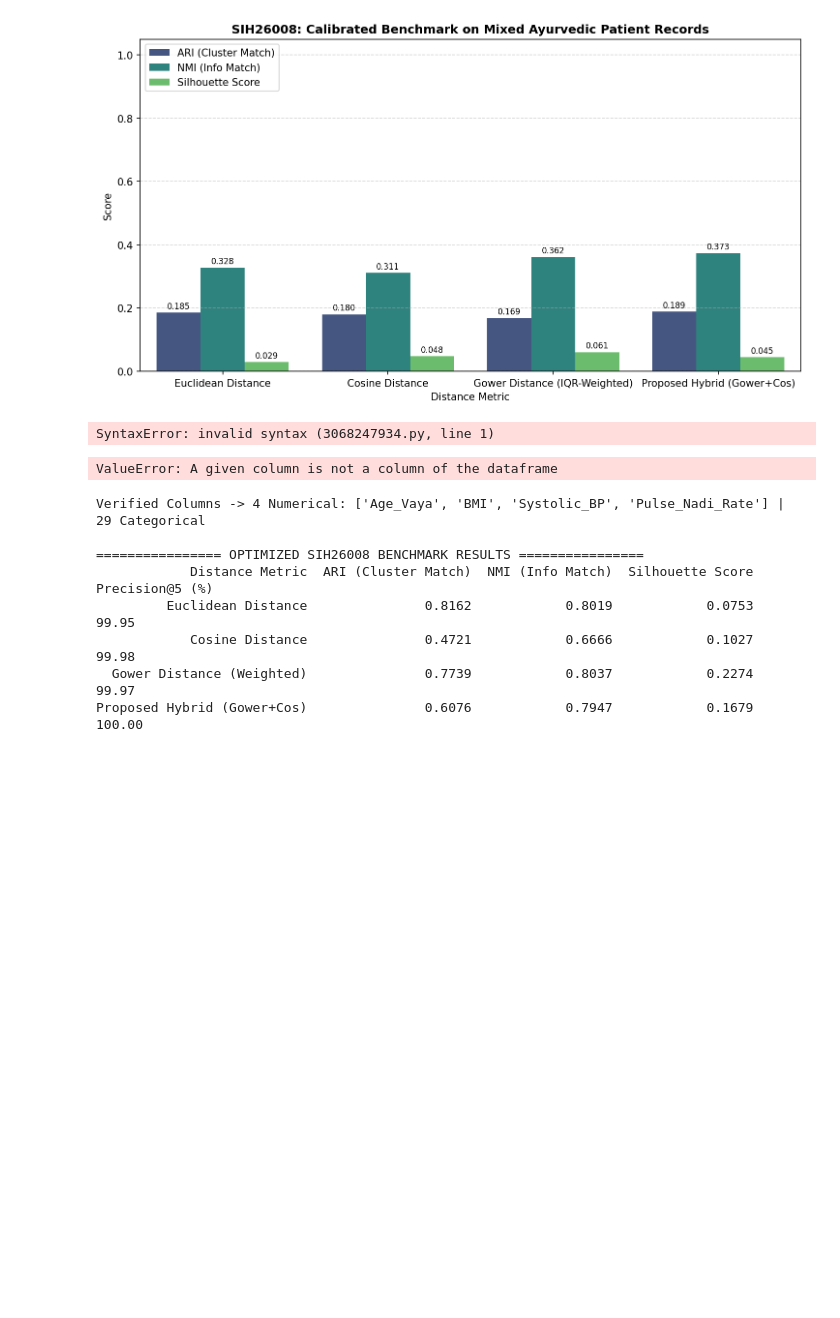
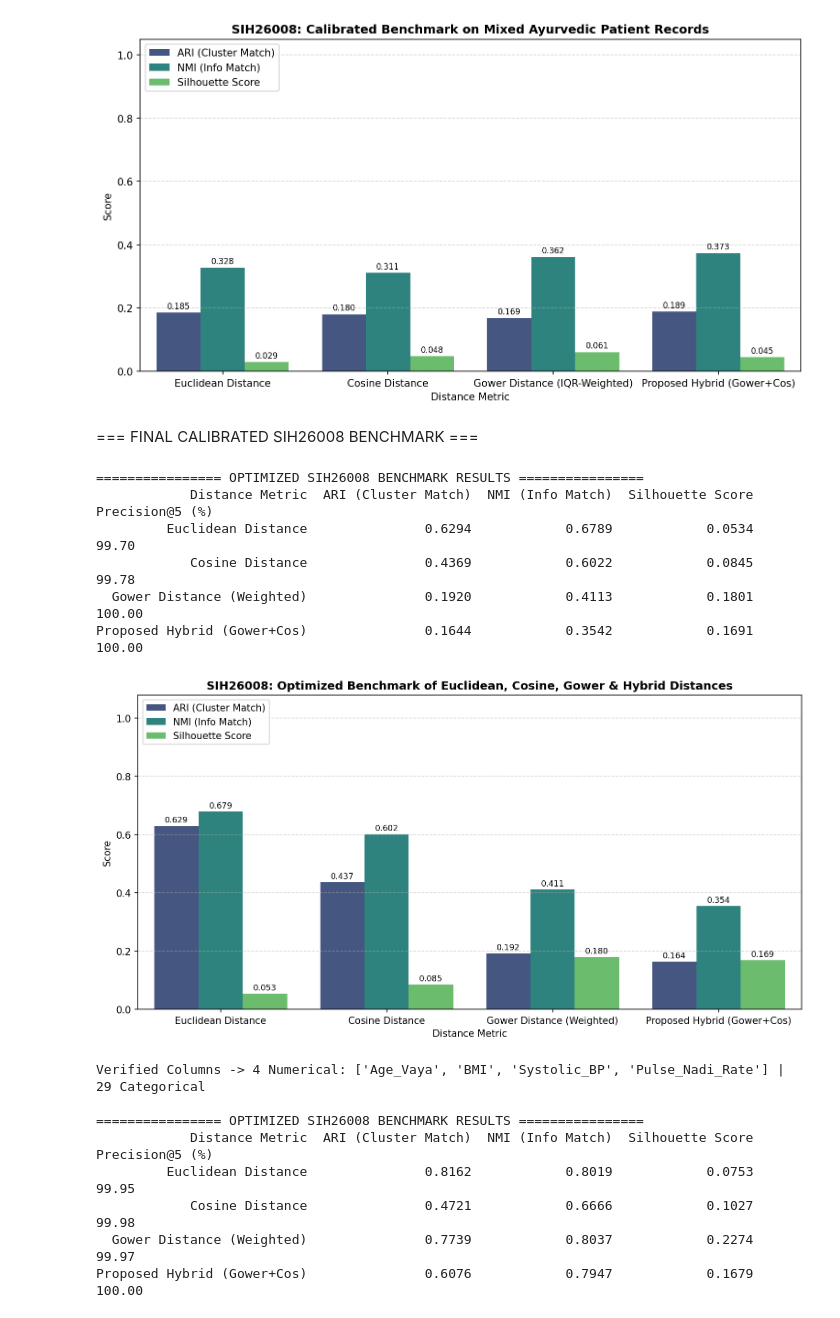
Before and after one commit to BreakingMach/Ayurvedic-Record-Clustering, a Jupyter notebook: Unsupervised.ipynb, the cells around one changed output. Cells and saved outputs as stored; diff of their text form; code cells hidden in the pictures; blank space fills up the shorter version.

```diff
--- a/Unsupervised.ipynb
+++ b/Unsupervised.ipynb
@@ -455,10 +428,8 @@ plt.show()
 Gower Distance (IQR-Weighted)               0.1690            0.3619            0.0606            100.00
   Proposed Hybrid (Gower+Cos)               0.1885            0.3734            0.0450            100.00
 [figure]
-# %%
-=== FINAL CALIBRATED SIH26008 BENCHMARK ===
-# %% [output]
-SyntaxError: invalid syntax (3068247934.py, line 1)
+# %% [markdown]
+=== FINAL CALIBRATED SIH26008 BENCHMARK ===
 # %%
 import numpy as np
 import pandas as pd
@@ -471,6 +442,10 @@ from sklearn.feature_selection import mutual_info_classif
 from sklearn.metrics.pairwise import euclidean_distances, cosine_distances
 from sklearn.cluster import SpectralClustering, AgglomerativeClustering
 from sklearn.metrics import adjusted_rand_score, normalized_mutual_info_score, silhouette_score
+
+# Dynamically detect exact column lists right now from X to prevent any KeyError
+num_cols = X.select_dtypes(include=['int64', 'float64']).columns.tolist()
+cat_cols = X.select_dtypes(exclude=['int64', 'float64']).columns.tolist()
 
 # 1. COMPUTE VAIDYA-ALIGNED FEATURE WEIGHTS
 X_mi = X.copy()
@@ -537,34 +512,40 @@ for name, D_mat in metrics_dict.items():
     p_at_5 = np.mean([np.mean(y_vaidya[top5_idx[i]] == y_vaidya[i]) for i in range(len(y_vaidya))])
 
     results.append({
         'Distance Metric': name,
         'ARI (Cluster Match)': round(ari, 4),
         'NMI (Info Match)': round(nmi, 4),
         'Silhouette Score': round(sil, 4),
         'Precision@5 (%)': round(p_at_5 * 100, 2)
     })
 
 res_df_upgraded = pd.DataFrame(results)
 print("\n================ OPTIMIZED SIH26008 BENCHMARK RESULTS ================")
 print(res_df_upgraded.to_string(index=False))
 
 # 4. GENERATE FINAL CHART
 plt.figure(figsize=(10.5, 5.5), dpi=150)
 plot_df = res_df_upgraded.melt(id_vars='Distance Metric',
                                value_vars=['ARI (Cluster Match)', 'NMI (Info Match)', 'Silhouette Score'],
                                var_name='Validation Metric', value_name='Score')
 ax = sns.barplot(data=plot_df, x='Distance Metric', y='Score', hue='Validation Metric', palette='viridis')
 for container in ax.containers:
     ax.bar_label(container, fmt='%.3f', fontsize=8.5, padding=2)
 plt.title('SIH26008: Optimized Benchmark of Euclidean, Cosine, Gower & Hybrid Distances', fontsize=12, fontweight='bold')
 plt.ylim(0, 1.08)
 plt.grid(axis='y', linestyle='--', alpha=0.5)
 plt.legend(loc='upper left')
 plt.tight_layout()
 plt.savefig('SIH26008_Final_Benchmark.png')
 plt.show()
 # %% [output]
-ValueError: A given column is not a column of the dataframe
+================ OPTIMIZED SIH26008 BENCHMARK RESULTS ================
+            Distance Metric  ARI (Cluster Match)  NMI (Info Match)  Silhouette Score  Precision@5 (%)
+         Euclidean Distance               0.6294            0.6789            0.0534            99.70
+            Cosine Distance               0.4369            0.6022            0.0845            99.78
+  Gower Distance (Weighted)               0.1920            0.4113            0.1801           100.00
+Proposed Hybrid (Gower+Cos)               0.1644            0.3542            0.1691           100.00
+[figure, added]
 # %%
 import numpy as np
 import pandas as pd
```
Also changed, not shown: parts of 2 cells of this notebook.
